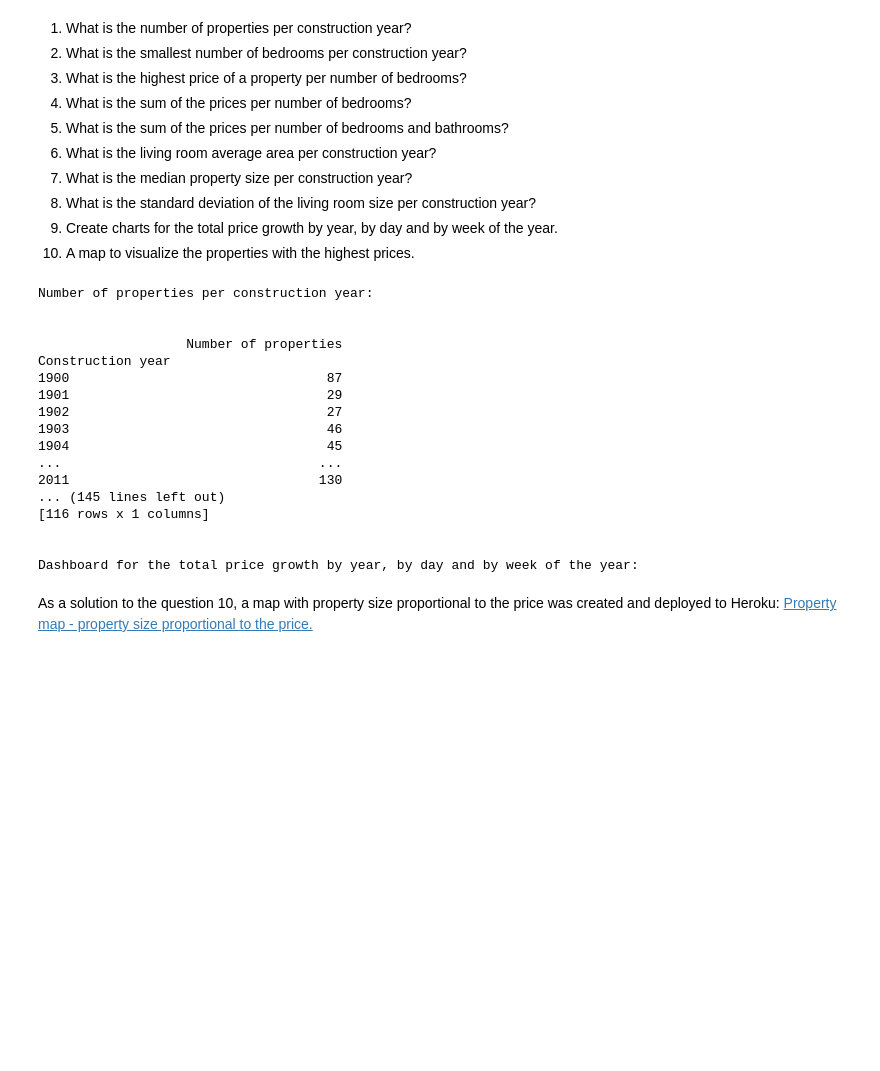
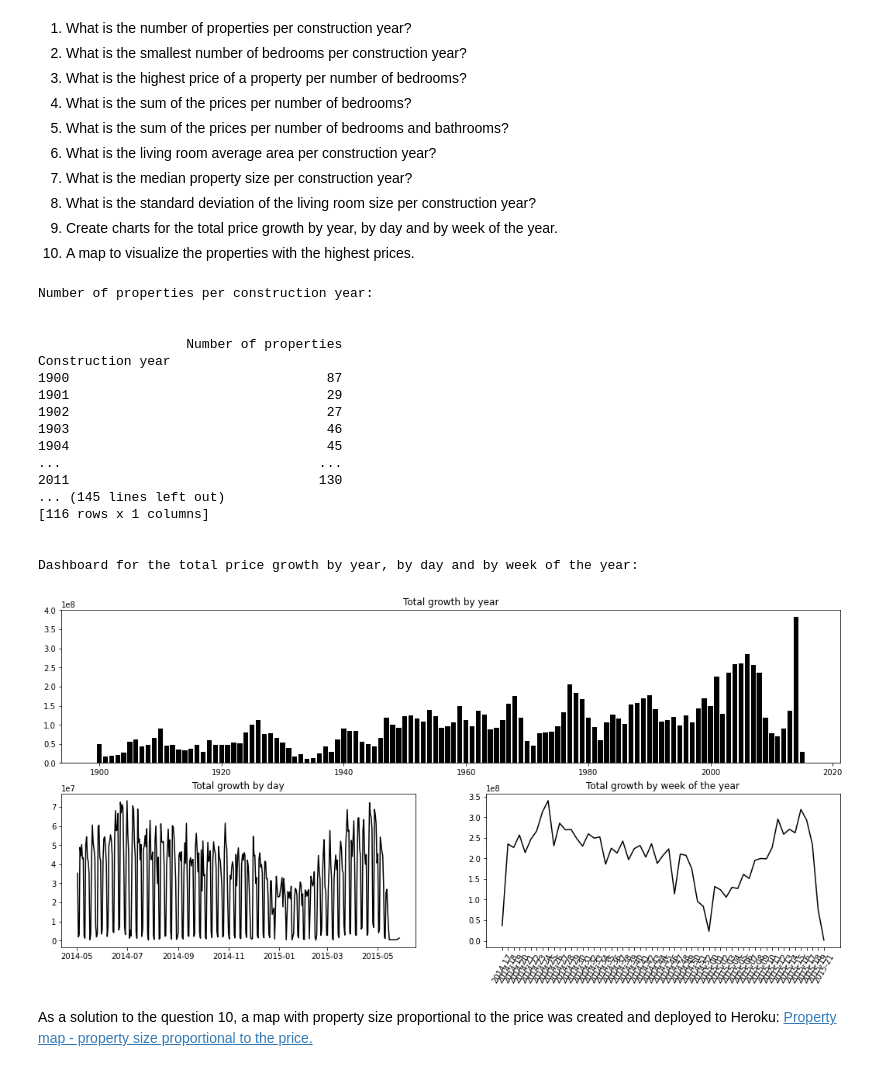
Before and after one commit to lucasquemelli/House_Rocket, a Jupyter notebook: house_rocket_insight.ipynb, the cells around one changed output. Drawn from its saved outputs; the diff is of its cells as text; code cells hidden in the pictures; blank space fills up the shorter version.

```diff
--- a/house_rocket_insight.ipynb
+++ b/house_rocket_insight.ipynb
@@ -1106,17 +1106,26 @@ def question_nine(data):
     df4['yr_built'] = pd.to_datetime(df4['yr_built']).dt.year
     price_year = df4[['price','yr_built']].groupby('yr_built').sum().reset_index()
 
-    ax1.bar(price_year['yr_built'],price_year['price'])
+    ax1.bar(price_year['yr_built'],price_year['price'],color='black')
+    #ax1.xlabel.set_text=("Construction year (-)")
+    #ax1.ylabel.set_text=("Price (USD)")
+    ax1.title.set_text("Total growth by year")
 
     price_day = data[['price','date']].groupby('date').sum().reset_index()
 
-    ax2.plot(price_day['date'],price_day['price'])
+    ax2.plot(price_day['date'],price_day['price'],color='black')
+    #ax2.xlabel.set_text("Day (-)")
+    #ax2.ylabel.set_text("Price (USD)")
+    ax2.title.set_text("Total growth by day")
 
     df5 = data.copy()
     df5['date'] = pd.to_datetime(df5['date']).dt.strftime('%Y-%U')
     price_week = df5[['price','date']].groupby('date').sum().reset_index()
 
-    ax3.plot(price_week['date'],price_week['price'])
+    ax3.plot(price_week['date'],price_week['price'],color='black')
+    #ax3.xlabel.set_text("Week of the year (-)")
+    #ax3.ylabel.set_text("Price (USD)")
+    ax3.title.set_text("Total growth by week of the year")
     plt.xticks(rotation=60);
 
     return df4, price_day, df5
@@ -1131,33 +1140,34 @@ if __name__ == '__main__':
 
     sum_price_bed = question_four(data)
 
     bed_bath = question_five(data)
 
     mean_liv = question_six(dataset)
 
     median_liv = question_seven(dataset)
 
     std_liv = question_eight(dataset)
 
     df4, price_day, df5 = question_nine(data)
 # %% [output]
 Number of properties per construction year:
 
 
                    Number of properties
 Construction year
 1900                                 87
 1901                                 29
 1902                                 27
 1903                                 46
 1904                                 45
 ...                                 ...
 2011                                130
 ... (145 lines left out)
 [116 rows x 1 columns]
 
 
 Dashboard for the total price growth by year, by day and by week of the year:
+[figure, added]
 # %% [markdown]
 As a solution to the question 10, a map with property size proportional to the price was created and deployed to Heroku: [Property map - property size proportional to the price.](https://size-map-quemelli-lucas.herokuapp.com/)
 # %% [markdown]
```
Also changed, not shown: parts of 1 cell of this notebook.
